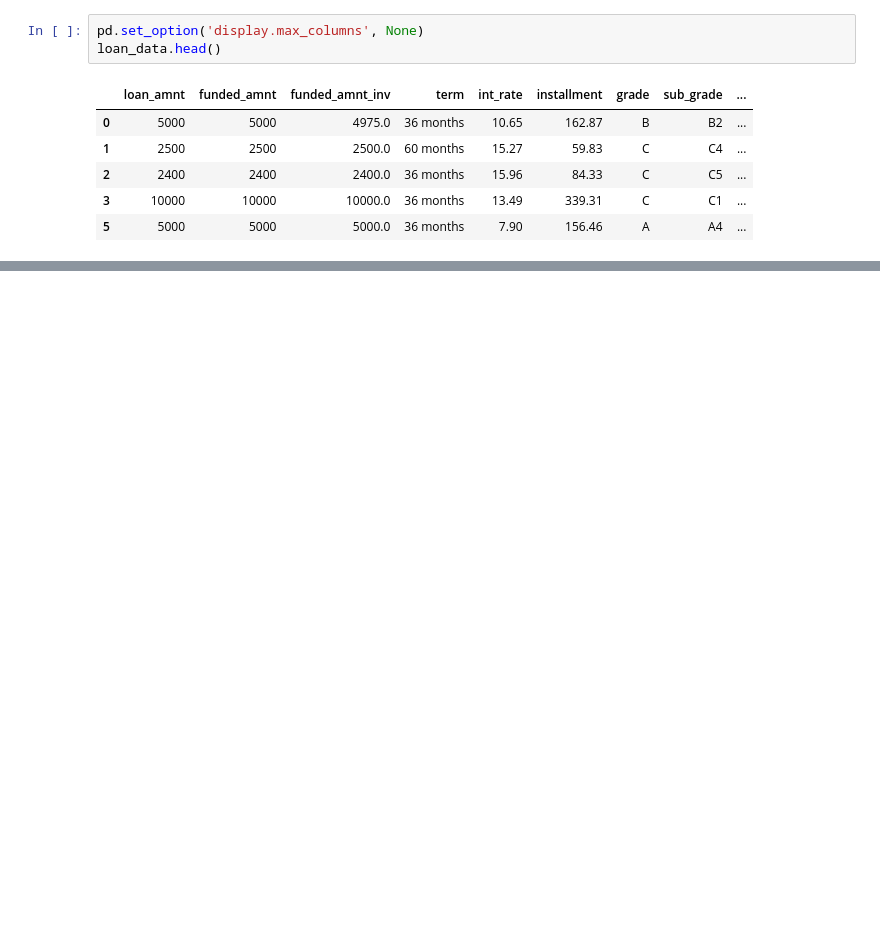
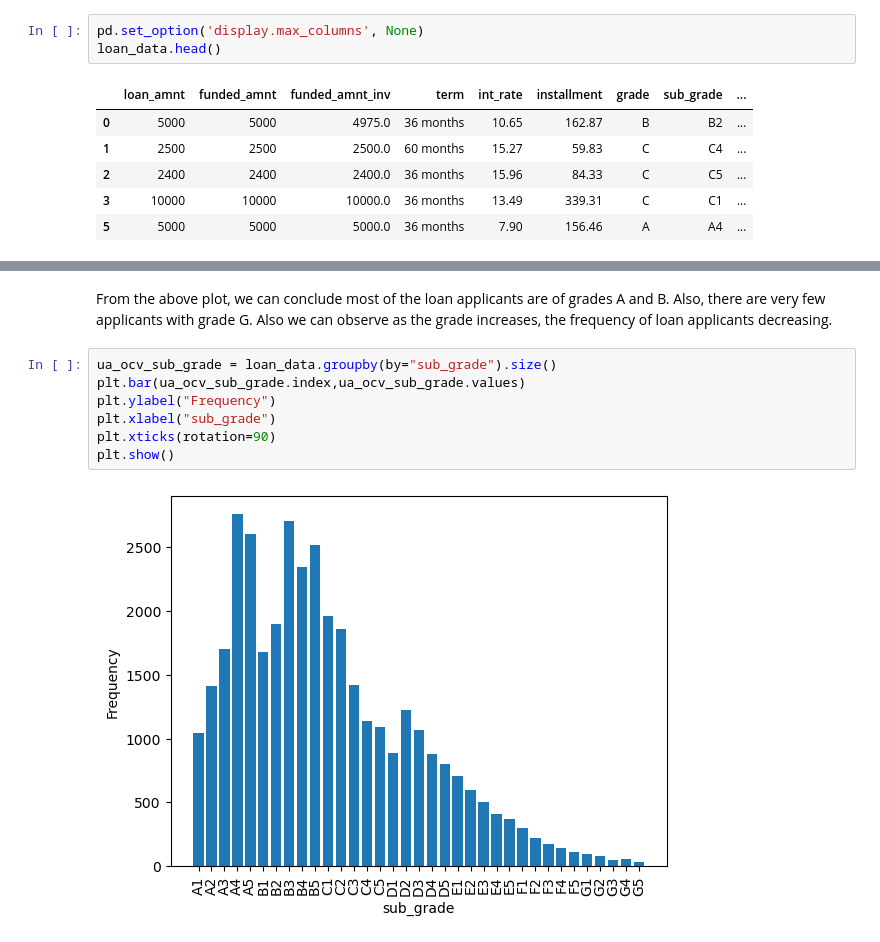
Before and after one commit to shivasaibondugula/LendingClub, a Jupyter notebook: shiva_sai_bondugula.ipynb, the cells around one changed output, grey strips where cells are left out. Cells and saved outputs as stored; diff of their text form; blank space fills up the shorter version.

```diff
--- a/shiva_sai_bondugula.ipynb
+++ b/shiva_sai_bondugula.ipynb
@@ -605,0 +635,13 @@ We can see the loan applicants are more for addr_state "CA" followed by "NY" and
+# %% [markdown]
+From the above plot, we can conclude most of the loan applicants are of grades A and B.
+Also, there are very few applicants with grade G.
+Also we can observe as the grade increases, the frequency of loan applicants decreasing.
+# %%
+ua_ocv_sub_grade = loan_data.groupby(by="sub_grade").size()
+plt.bar(ua_ocv_sub_grade.index,ua_ocv_sub_grade.values)
+plt.ylabel("Frequency")
+plt.xlabel("sub_grade")
+plt.xticks(rotation=90)
+plt.show()
+# %% [output]
+[figure, added]
```
Also changed, not shown: parts of 60 cells of this notebook.
